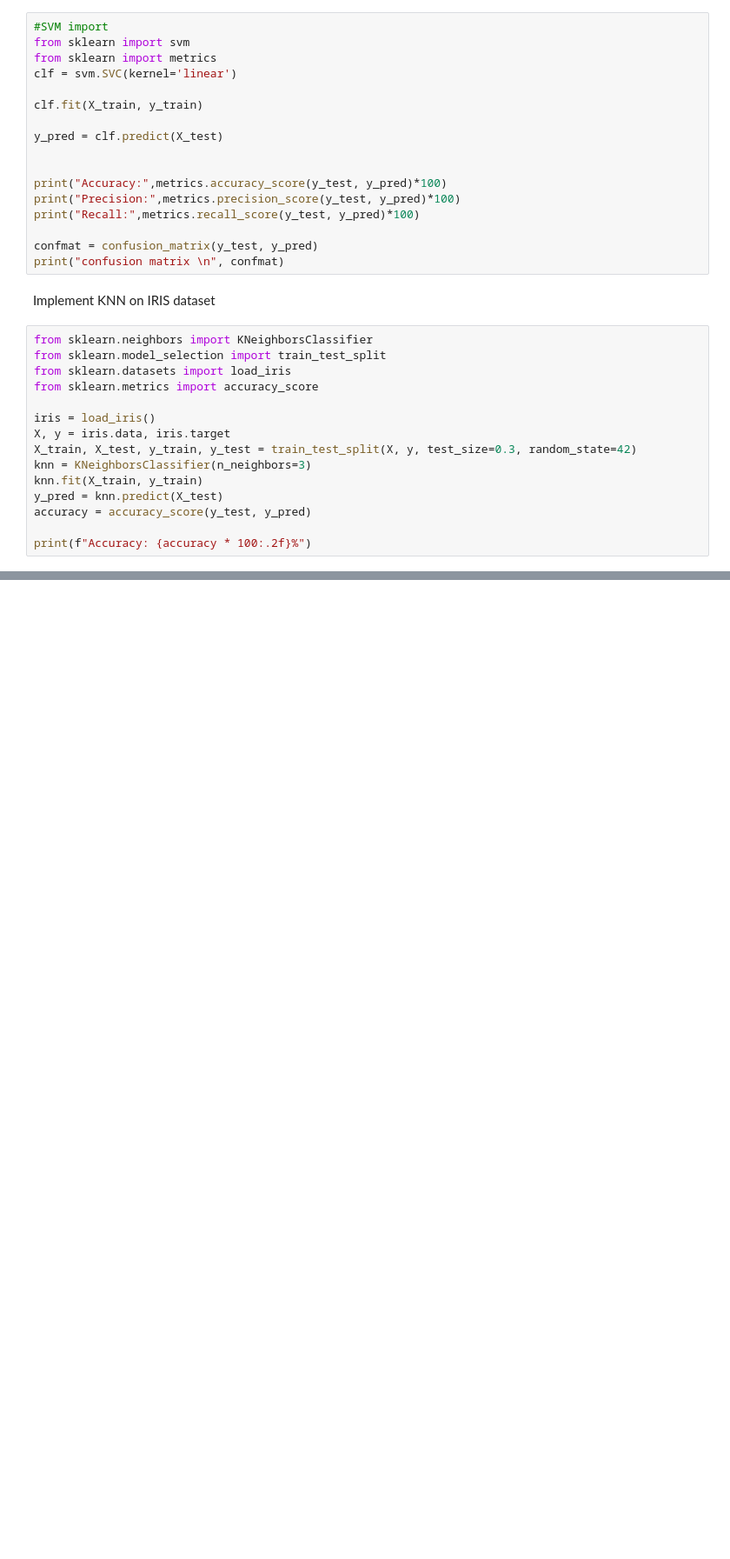
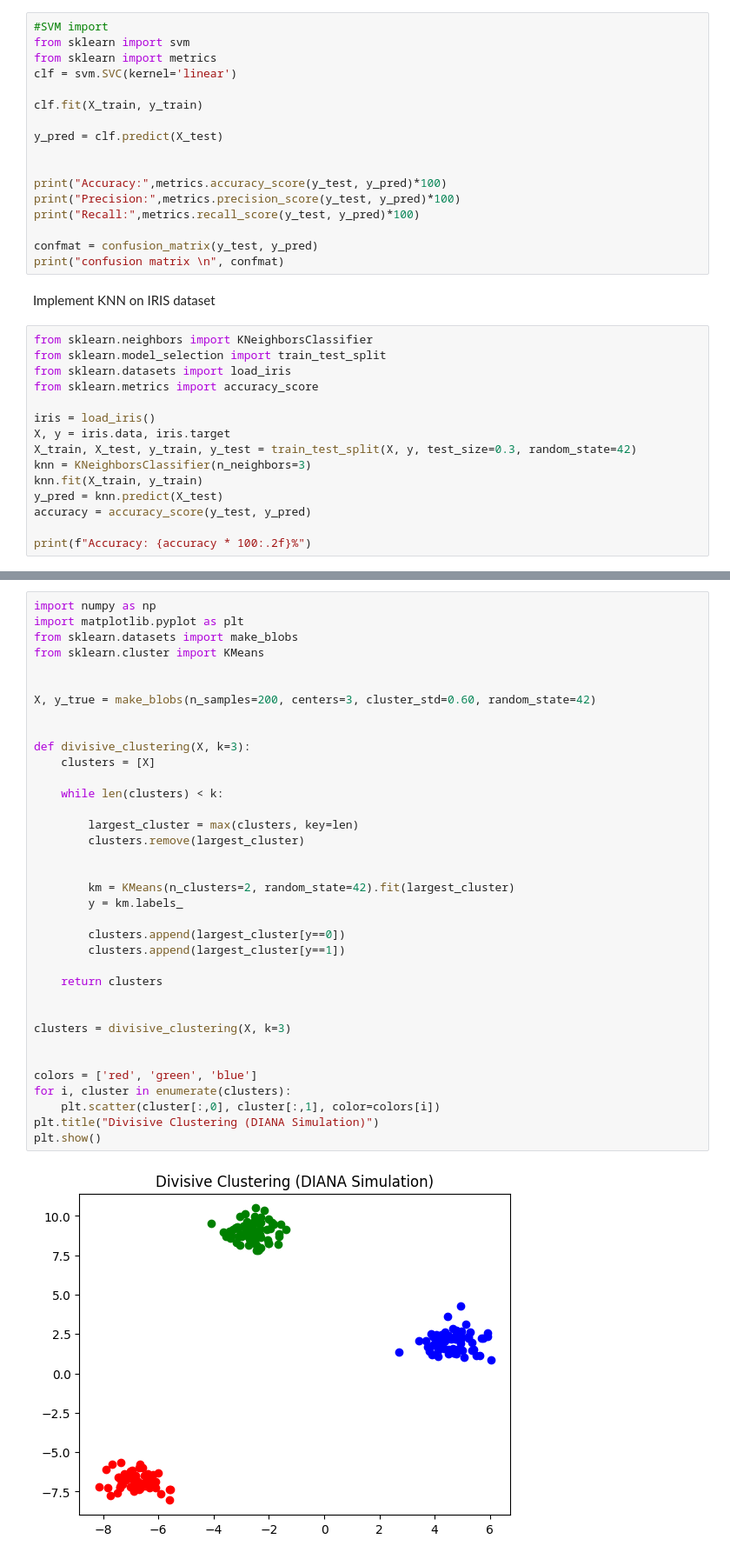
Before and after one commit to shashidhar078/MyPandas, a Jupyter notebook: pandasbasic.ipynb, the cells around one changed output, grey strips where cells are left out. Shown at 87% size. Saved outputs shown, nothing was run; the diff lists cells and outputs as text; blank space fills up the shorter version.

```diff
--- a/pandasbasic.ipynb
+++ b/pandasbasic.ipynb
@@ -2090,0 +1792,38 @@ Adding more trees beyond this point provides diminishing returns in terms of per
+# %%
+import numpy as np
+import matplotlib.pyplot as plt
+from sklearn.datasets import make_blobs
+from sklearn.cluster import KMeans
+
+
+X, y_true = make_blobs(n_samples=200, centers=3, cluster_std=0.60, random_state=42)
+
+
+def divisive_clustering(X, k=3):
+    clusters = [X]
+
+    while len(clusters) < k:
+
+        largest_cluster = max(clusters, key=len)
+        clusters.remove(largest_cluster)
+
+
+        km = KMeans(n_clusters=2, random_state=42).fit(largest_cluster)
+        y = km.labels_
+
+        clusters.append(largest_cluster[y==0])
+        clusters.append(largest_cluster[y==1])
+
+    return clusters
+
+
+clusters = divisive_clustering(X, k=3)
+
+
+colors = ['red', 'green', 'blue']
+for i, cluster in enumerate(clusters):
+    plt.scatter(cluster[:,0], cluster[:,1], color=colors[i])
+plt.title("Divisive Clustering (DIANA Simulation)")
+plt.show()
+# %% [output]
+[figure, added]
```
Also changed, not shown: parts of 69 cells of this notebook.
